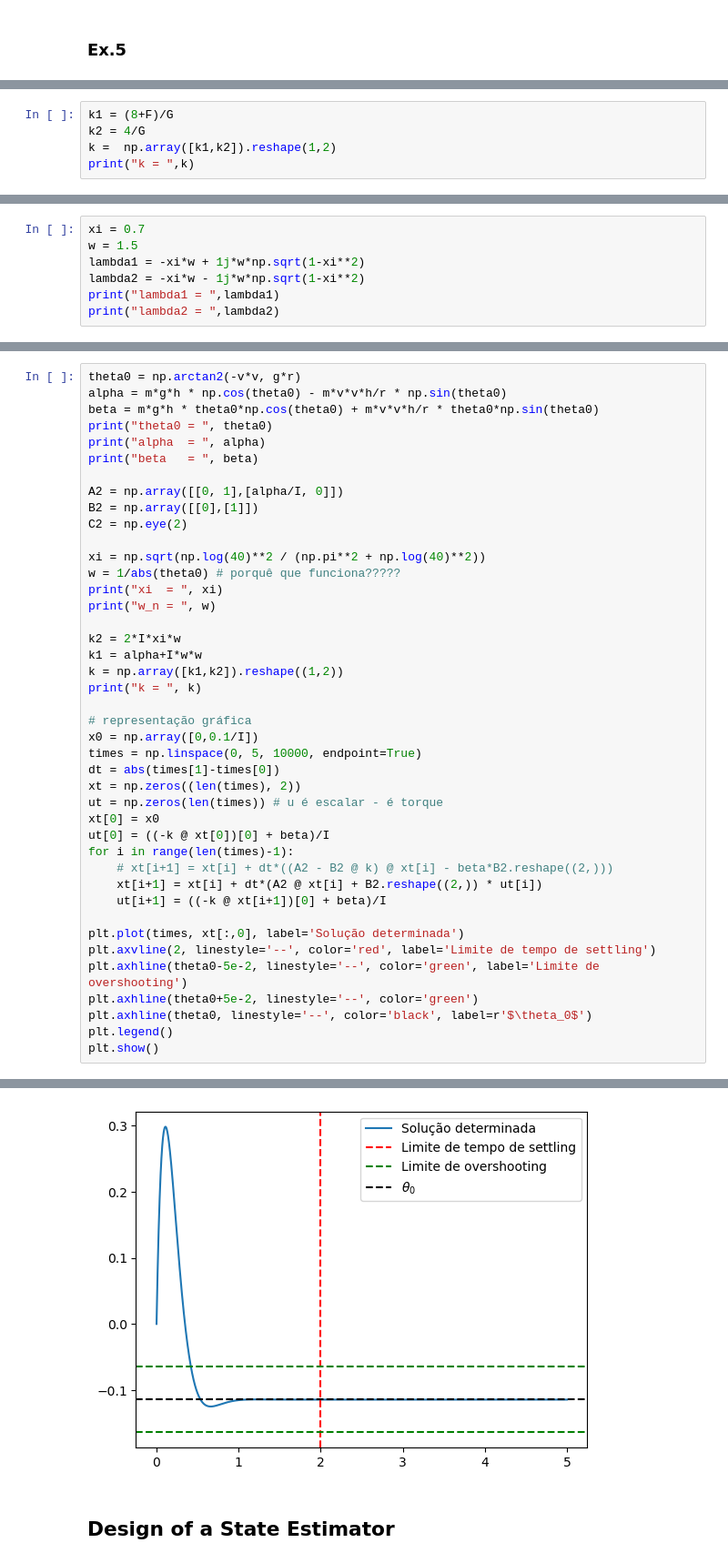
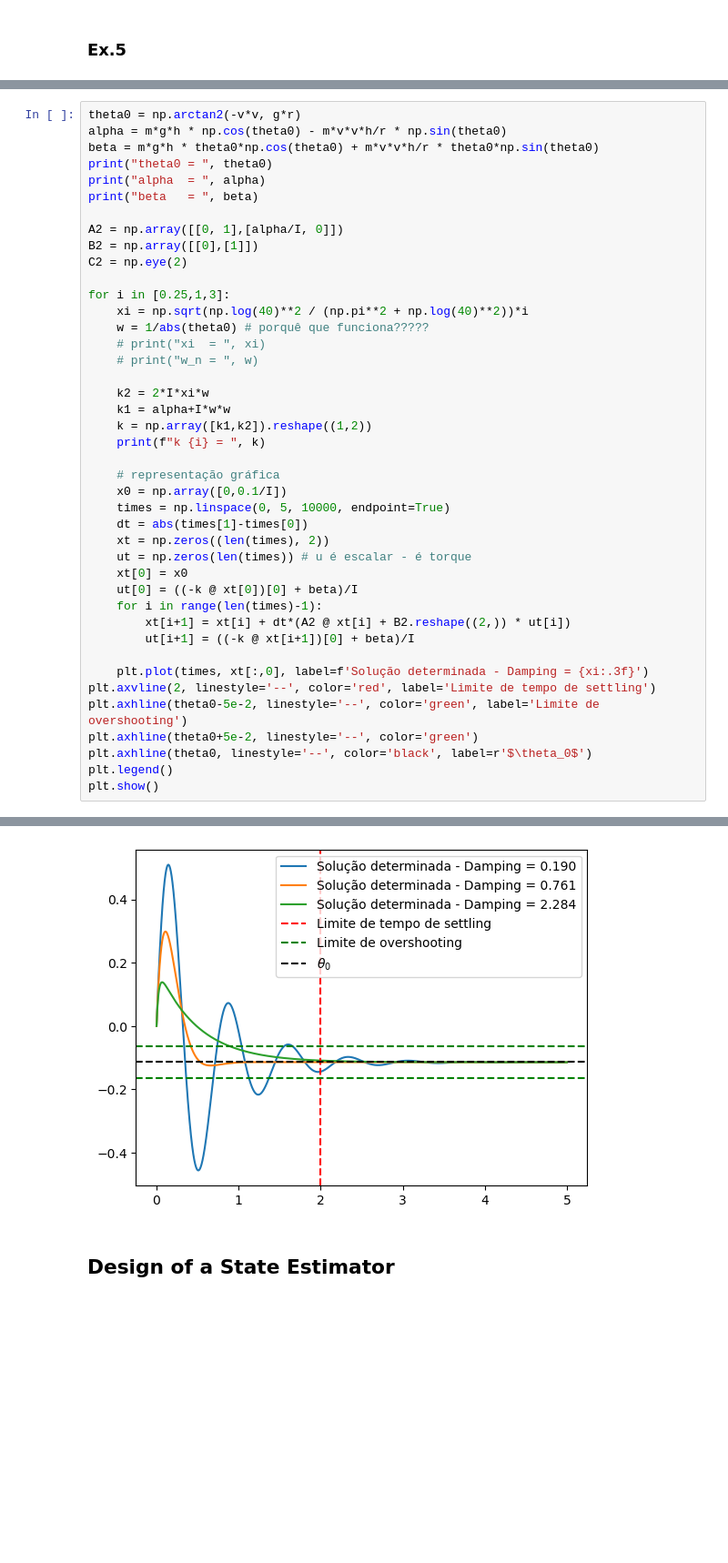
Before and after one commit to mariana-das-neves/sistemas_dinamicos_e_controlo, a Jupyter notebook: Projeto SDC.ipynb, the cells around one changed output, grey strips where cells are left out. Shown at 91% size. Drawn from its saved outputs; the diff is of its cells as text; blank space fills up the shorter version.

```diff
--- a/Projeto SDC.ipynb
+++ b/Projeto SDC.ipynb
@@ -532,5 +461,0 @@ $$
-# %%
-k1 = (8+F)/G
-k2 = 4/G
-k =  np.array([k1,k2]).reshape(1,2)
-print("k = ",k)
@@ -539,7 +461,0 @@ k =  [[9.60888889 0.44444444]]
-# %%
-xi = 0.7
-w = 1.5
-lambda1 = -xi*w + 1j*w*np.sqrt(1-xi**2)
-lambda2 = -xi*w - 1j*w*np.sqrt(1-xi**2)
-print("lambda1 = ",lambda1)
-print("lambda2 = ",lambda2)
@@ -661,30 +522,30 @@ A2 = np.array([[0, 1],[alpha/I, 0]])
 B2 = np.array([[0],[1]])
 C2 = np.eye(2)
 
-xi = np.sqrt(np.log(40)**2 / (np.pi**2 + np.log(40)**2))
-w = 1/abs(theta0) # porquê que funciona?????
-print("xi  = ", xi)
-print("w_n = ", w)
+for i in [0.25,1,3]:
+    xi = np.sqrt(np.log(40)**2 / (np.pi**2 + np.log(40)**2))*i
+    w = 1/abs(theta0) # porquê que funciona?????
+    # print("xi  = ", xi)
+    # print("w_n = ", w)
 
-k2 = 2*I*xi*w
-k1 = alpha+I*w*w
-k = np.array([k1,k2]).reshape((1,2))
-print("k = ", k)
+    k2 = 2*I*xi*w
+    k1 = alpha+I*w*w
+    k = np.array([k1,k2]).reshape((1,2))
+    print(f"k {i} = ", k)
 
-# representação gráfica
-x0 = np.array([0,0.1/I])
-times = np.linspace(0, 5, 10000, endpoint=True)
-dt = abs(times[1]-times[0])
-xt = np.zeros((len(times), 2))
-ut = np.zeros(len(times)) # u é escalar - é torque
-xt[0] = x0
-ut[0] = ((-k @ xt[0])[0] + beta)/I
-for i in range(len(times)-1):
-    # xt[i+1] = xt[i] + dt*((A2 - B2 @ k) @ xt[i] - beta*B2.reshape((2,)))
-    xt[i+1] = xt[i] + dt*(A2 @ xt[i] + B2.reshape((2,)) * ut[i])
-    ut[i+1] = ((-k @ xt[i+1])[0] + beta)/I
+    # representação gráfica
+    x0 = np.array([0,0.1/I])
+    times = np.linspace(0, 5, 10000, endpoint=True)
+    dt = abs(times[1]-times[0])
+    xt = np.zeros((len(times), 2))
+    ut = np.zeros(len(times)) # u é escalar - é torque
+    xt[0] = x0
+    ut[0] = ((-k @ xt[0])[0] + beta)/I
+    for i in range(len(times)-1):
+        xt[i+1] = xt[i] + dt*(A2 @ xt[i] + B2.reshape((2,)) * ut[i])
+        ut[i+1] = ((-k @ xt[i+1])[0] + beta)/I
 
-plt.plot(times, xt[:,0], label='Solução determinada')
+    plt.plot(times, xt[:,0], label=f'Solução determinada - Damping = {xi:.3f}')
 plt.axvline(2, linestyle='--', color='red', label='Limite de tempo de settling')
 plt.axhline(theta0-5e-2, linestyle='--', color='green', label='Limite de overshooting')
 plt.axhline(theta0+5e-2, linestyle='--', color='green')
@@ -701,3 +562,3 @@ k =  [[2.33547848 0.20003222]]
-[figure, old version]
+[figure, new version]
 # %% [markdown]
 ## Design of a State Estimator
```
Also changed, not shown: parts of 24 cells of this notebook.
